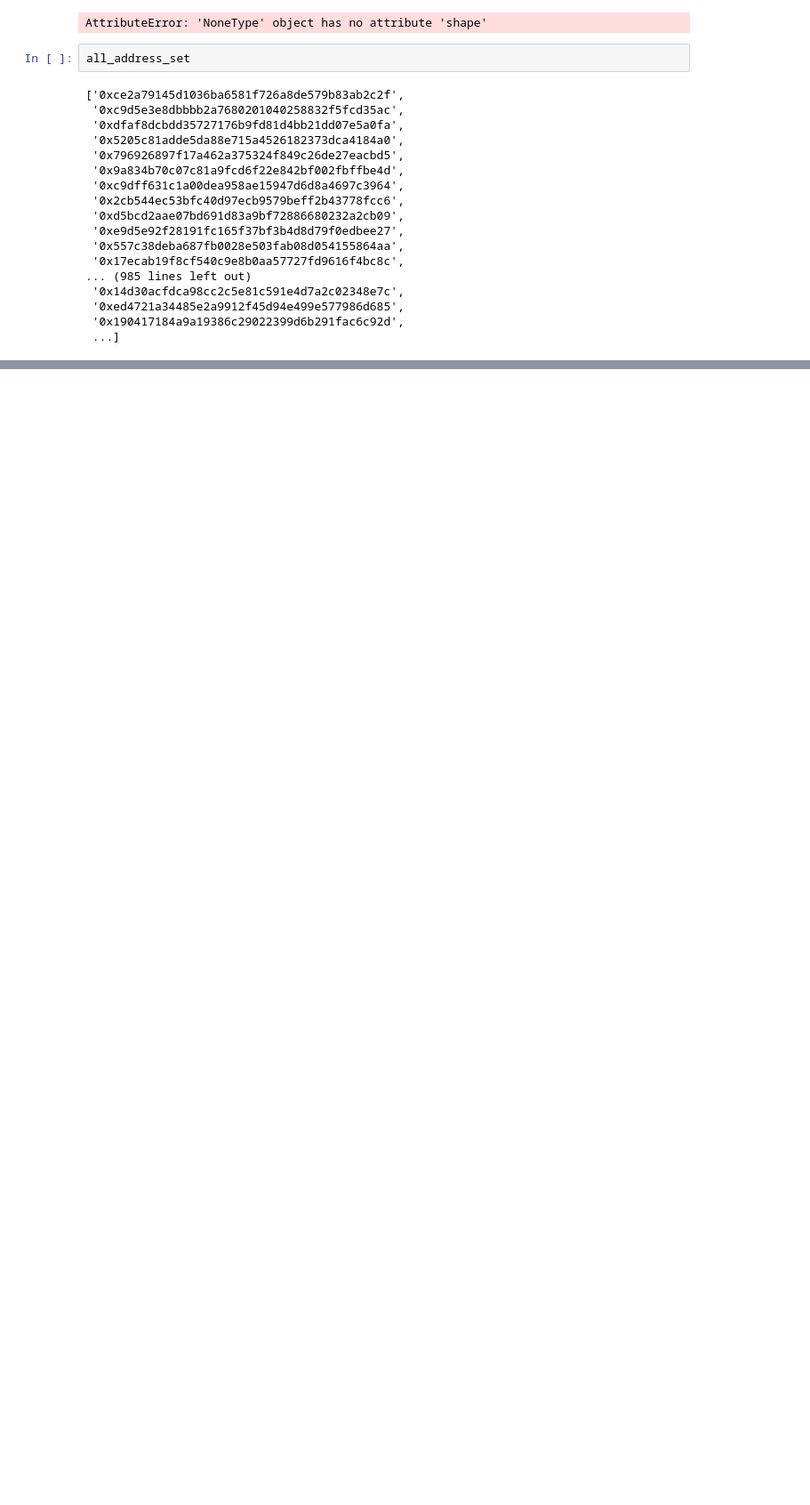
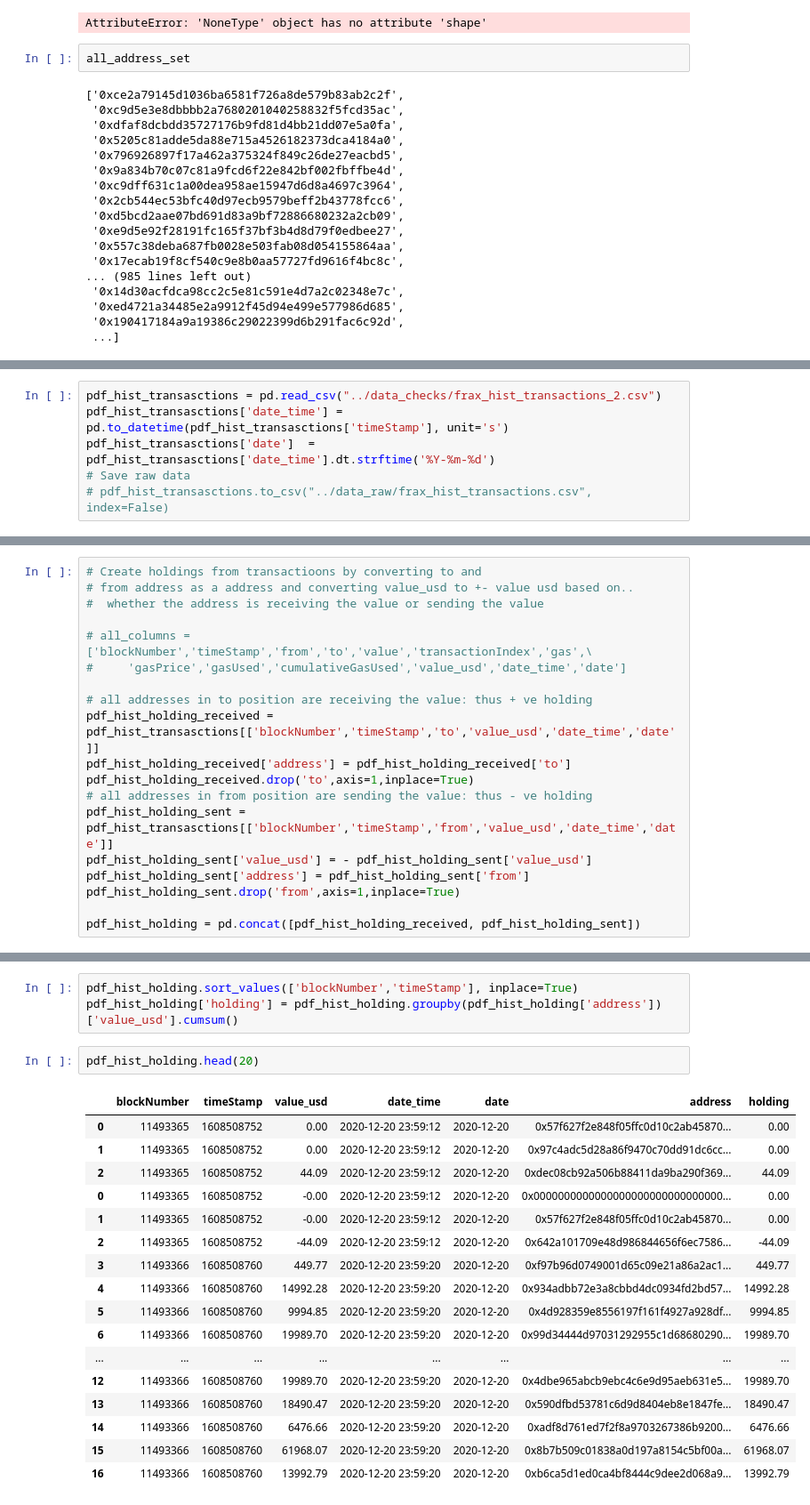
Before and after one commit to rijulizer/FRAX-Finance-Analysis, a Jupyter notebook: load_external_data/Etherscan_API.ipynb, the cells around one changed output, grey strips where cells are left out. Shown at 89% size. Saved outputs shown, nothing was run; the diff lists cells and outputs as text; blank space fills up the shorter version.

Commit message:
added frax-hist-transaction data

```diff
--- a/load_external_data/Etherscan_API.ipynb
+++ b/load_external_data/Etherscan_API.ipynb
@@ -480,0 +619,6 @@ AttributeError: 'NoneType' object has no attribute 'shape'
+# %%
+pdf_hist_transasctions = pd.read_csv("../data_checks/frax_hist_transactions_2.csv")
+pdf_hist_transasctions['date_time'] = pd.to_datetime(pdf_hist_transasctions['timeStamp'], unit='s')
+pdf_hist_transasctions['date']  = pdf_hist_transasctions['date_time'].dt.strftime('%Y-%m-%d')
+# Save raw data
+# pdf_hist_transasctions.to_csv("../data_raw/frax_hist_transactions.csv", index=False)
@@ -480,0 +656,19 @@ AttributeError: 'NoneType' object has no attribute 'shape'
+# %%
+# Create holdings from transactioons by converting to and
+# from address as a address and converting value_usd to +- value usd based on..
+#  whether the address is receiving the value or sending the value
+
+# all_columns = ['blockNumber','timeStamp','from','to','value','transactionIndex','gas',\
+#     'gasPrice','gasUsed','cumulativeGasUsed','value_usd','date_time','date']
+
+# all addresses in to position are receiving the value: thus + ve holding
+pdf_hist_holding_received = pdf_hist_transasctions[['blockNumber','timeStamp','to','value_usd','date_time','date']]
+pdf_hist_holding_received['address'] = pdf_hist_holding_received['to']
+pdf_hist_holding_received.drop('to',axis=1,inplace=True)
+# all addresses in from position are sending the value: thus - ve holding
+pdf_hist_holding_sent = pdf_hist_transasctions[['blockNumber','timeStamp','from','value_usd','date_time','date']]
+pdf_hist_holding_sent['value_usd'] = - pdf_hist_holding_sent['value_usd']
+pdf_hist_holding_sent['address'] = pdf_hist_holding_sent['from']
+pdf_hist_holding_sent.drop('from',axis=1,inplace=True)
+
+pdf_hist_holding = pd.concat([pdf_hist_holding_received, pdf_hist_holding_sent])
@@ -480,0 +774,23 @@ AttributeError: 'NoneType' object has no attribute 'shape'
+# %%
+pdf_hist_holding.sort_values(['blockNumber','timeStamp'], inplace=True)
+pdf_hist_holding['holding'] = pdf_hist_holding.groupby(pdf_hist_holding['address'])['value_usd'].cumsum()
+# %%
+pdf_hist_holding.head(20)
+# %% [output]
+|  | blockNumber | timeStamp | value_usd | date_time | date | address | holding |
+| 0 | 11493365 | 1608508752 | 0.00 | 2020-12-20 23:59:12 | 2020-12-20 | 0x57f627f2e848f05ffc0d10c2ab45870... | 0.00 |
+| 1 | 11493365 | 1608508752 | 0.00 | 2020-12-20 23:59:12 | 2020-12-20 | 0x97c4adc5d28a86f9470c70dd91dc6cc... | 0.00 |
+| 2 | 11493365 | 1608508752 | 44.09 | 2020-12-20 23:59:12 | 2020-12-20 | 0xdec08cb92a506b88411da9ba290f369... | 44.09 |
+| 0 | 11493365 | 1608508752 | -0.00 | 2020-12-20 23:59:12 | 2020-12-20 | 0x0000000000000000000000000000000... | 0.00 |
+| 1 | 11493365 | 1608508752 | -0.00 | 2020-12-20 23:59:12 | 2020-12-20 | 0x57f627f2e848f05ffc0d10c2ab45870... | 0.00 |
+| 2 | 11493365 | 1608508752 | -44.09 | 2020-12-20 23:59:12 | 2020-12-20 | 0x642a101709e48d986844656f6ec7586... | -44.09 |
+| 3 | 11493366 | 1608508760 | 449.77 | 2020-12-20 23:59:20 | 2020-12-20 | 0xf97b96d0749001d65c09e21a86a2ac1... | 449.77 |
+| 4 | 11493366 | 1608508760 | 14992.28 | 2020-12-20 23:59:20 | 2020-12-20 | 0x934adbb72e3a8cbbd4dc0934fd2bd57... | 14992.28 |
+| 5 | 11493366 | 1608508760 | 9994.85 | 2020-12-20 23:59:20 | 2020-12-20 | 0x4d928359e8556197f161f4927a928df... | 9994.85 |
+| 6 | 11493366 | 1608508760 | 19989.70 | 2020-12-20 23:59:20 | 2020-12-20 | 0x99d34444d97031292955c1d68680290... | 19989.70 |
+| ... | ... | ... | ... | ... | ... | ... | ... |
+| 12 | 11493366 | 1608508760 | 19989.70 | 2020-12-20 23:59:20 | 2020-12-20 | 0x4dbe965abcb9ebc4c6e9d95aeb631e5... | 19989.70 |
+| 13 | 11493366 | 1608508760 | 18490.47 | 2020-12-20 23:59:20 | 2020-12-20 | 0x590dfbd53781c6d9d8404eb8e1847fe... | 18490.47 |
+| 14 | 11493366 | 1608508760 | 6476.66 | 2020-12-20 23:59:20 | 2020-12-20 | 0xadf8d761ed7f2f8a9703267386b9200... | 6476.66 |
+| 15 | 11493366 | 1608508760 | 61968.07 | 2020-12-20 23:59:20 | 2020-12-20 | 0x8b7b509c01838a0d197a8154c5bf00a... | 61968.07 |
+| 16 | 11493366 | 1608508760 | 13992.79 | 2020-12-20 23:59:20 | 2020-12-20 | 0xb6ca5d1ed0ca4bf8444c9dee2d068a9... | 13992.79 |
```
Also changed, not shown: parts of 29 cells of this notebook, 8 other files.
